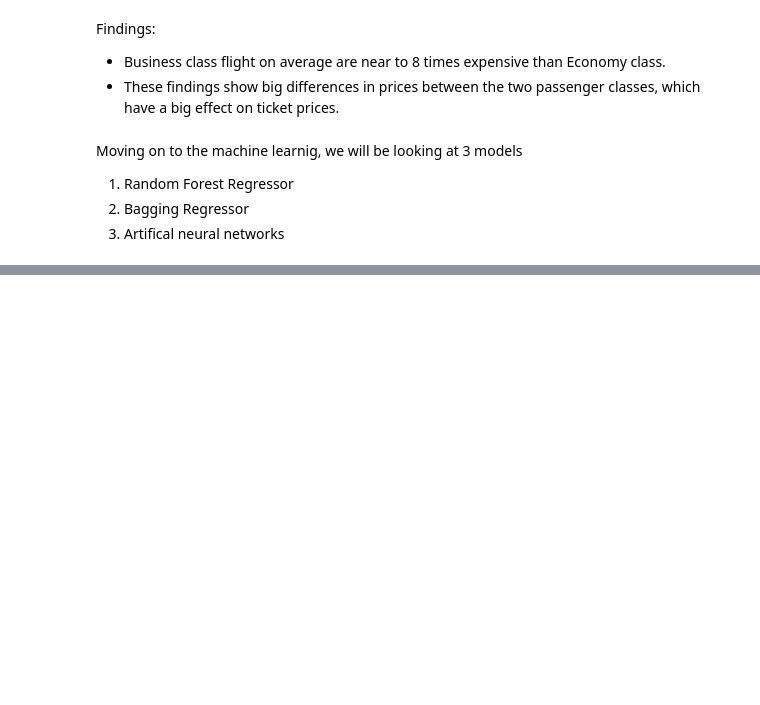
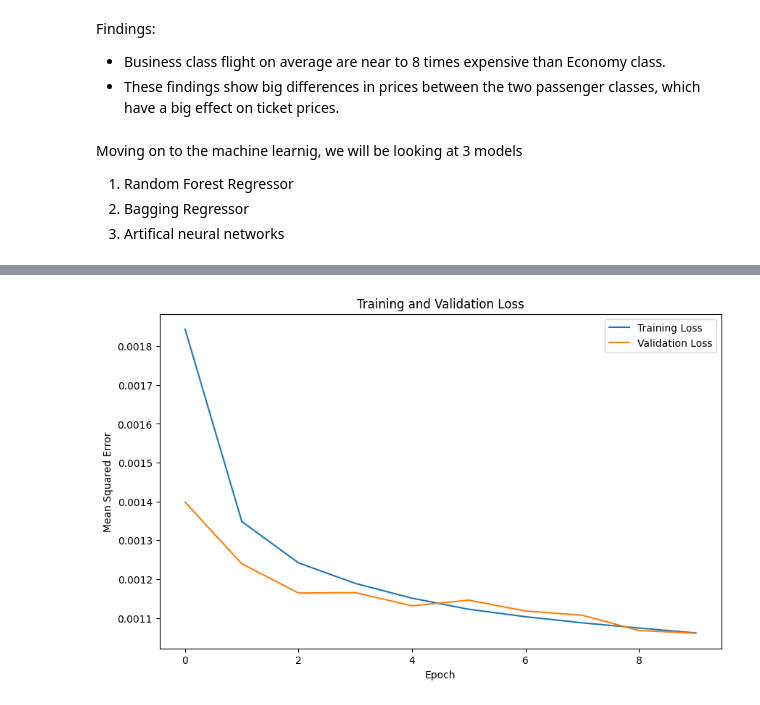
Before and after one commit to adimehta97/AIM-Final-Project, a Jupyter notebook: Flight_Price_Prediction_|_AIM_Final_Project.ipynb, the cells around one changed output, grey strips where cells are left out. Saved outputs shown, nothing was run; the diff lists cells and outputs as text; code cells hidden in the pictures; blank space fills up the shorter version.

```diff
--- a/Flight_Price_Prediction_|_AIM_Final_Project.ipynb
+++ b/Flight_Price_Prediction_|_AIM_Final_Project.ipynb
@@ -440,0 +459,8 @@ result
+# %%
+# One Hot Encoding
+dummies_variables = ["airline", "source_city", "departure_time", "arrival_time", "destination_city"]
+dummies = pd.get_dummies(df_ann[dummies_variables], drop_first= True)
+
+df_ann = pd.concat([df_ann, dummies], axis=1)
+df_ann = df_ann.drop(["airline", "source_city", "departure_time", "arrival_time", "destination_city"],axis=1)
+df_ann
@@ -440,0 +522,36 @@ result
+# %%
+X = df_ann.drop('price', axis=1)
+Y = df_ann['price']
+
+# Split the dataset into training and testing sets
+X_train, X_test, Y_train, Y_test = train_test_split(X, Y, test_size=0.2, random_state=42)
+
+# Build the neural network model
+model = tf.keras.Sequential()
+
+# Input layer
+model.add(tf.keras.layers.Input(shape=(X_train.shape[1],)))
+
+# Hidden layers
+model.add(tf.keras.layers.Dense(128, activation='relu'))
+model.add(tf.keras.layers.Dense(64, activation='relu'))
+
+# Output layer
+model.add(tf.keras.layers.Dense(1, activation='linear'))  # Using linear activation
+
+# Compile the model
+model.compile(optimizer='adam', loss='mean_squared_error')
+# %%
+# Train the model
+history = model.fit(X_train, Y_train, epochs=10, batch_size=32, validation_split=0.2)
+
+# Plot the loss graph
+plt.figure(figsize=(10, 6))
+plt.plot(history.history['loss'], label='Training Loss')
+plt.plot(history.history['val_loss'], label='Validation Loss')
+plt.title('Training and Validation Loss')
+plt.xlabel('Epoch')
+plt.ylabel('Mean Squared Error')
+plt.legend()
+plt.show()
+# %% [output]
@@ -440,0 +578 @@ result
+[figure, added]
```
Also changed, not shown: parts of 14 cells of this notebook.
